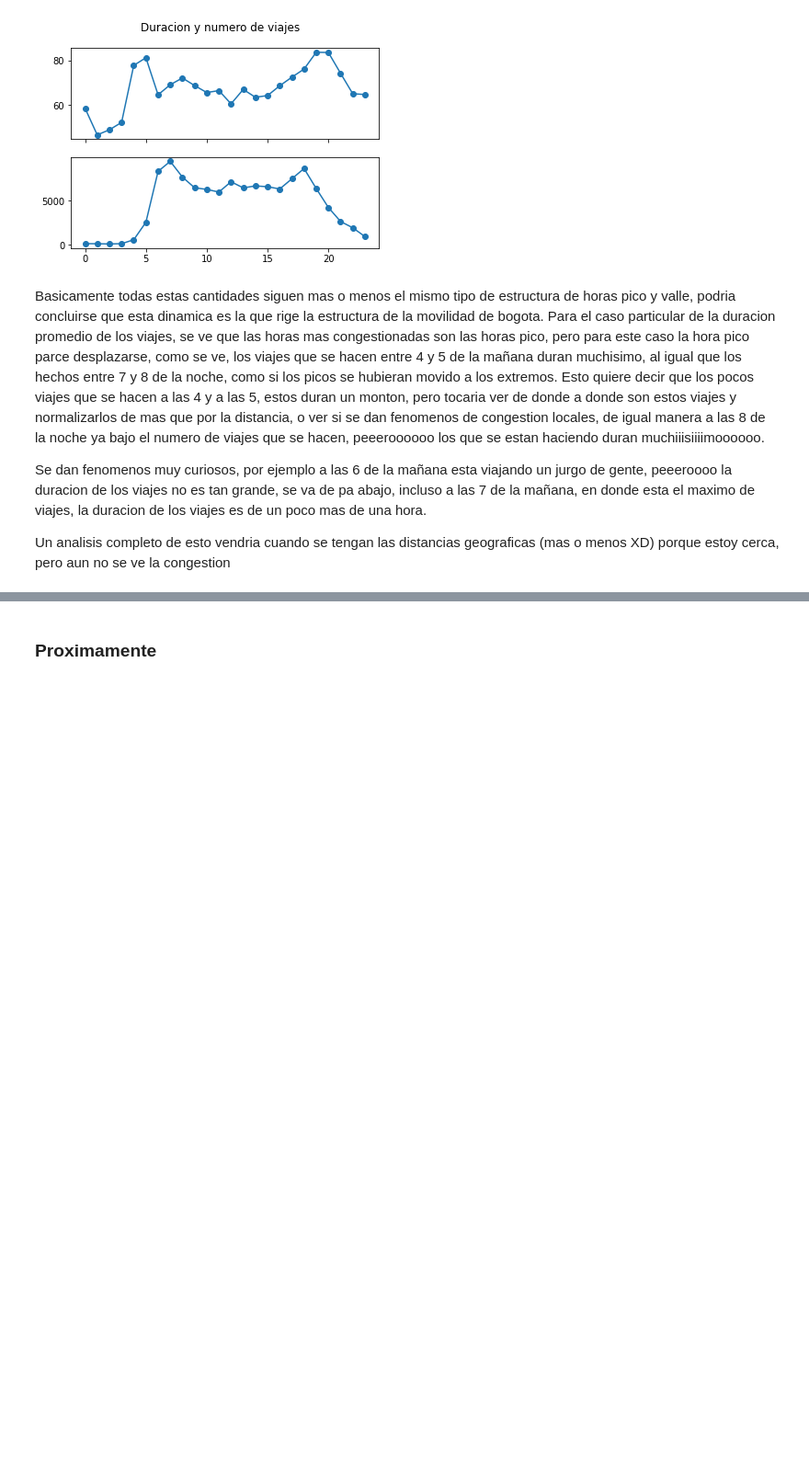
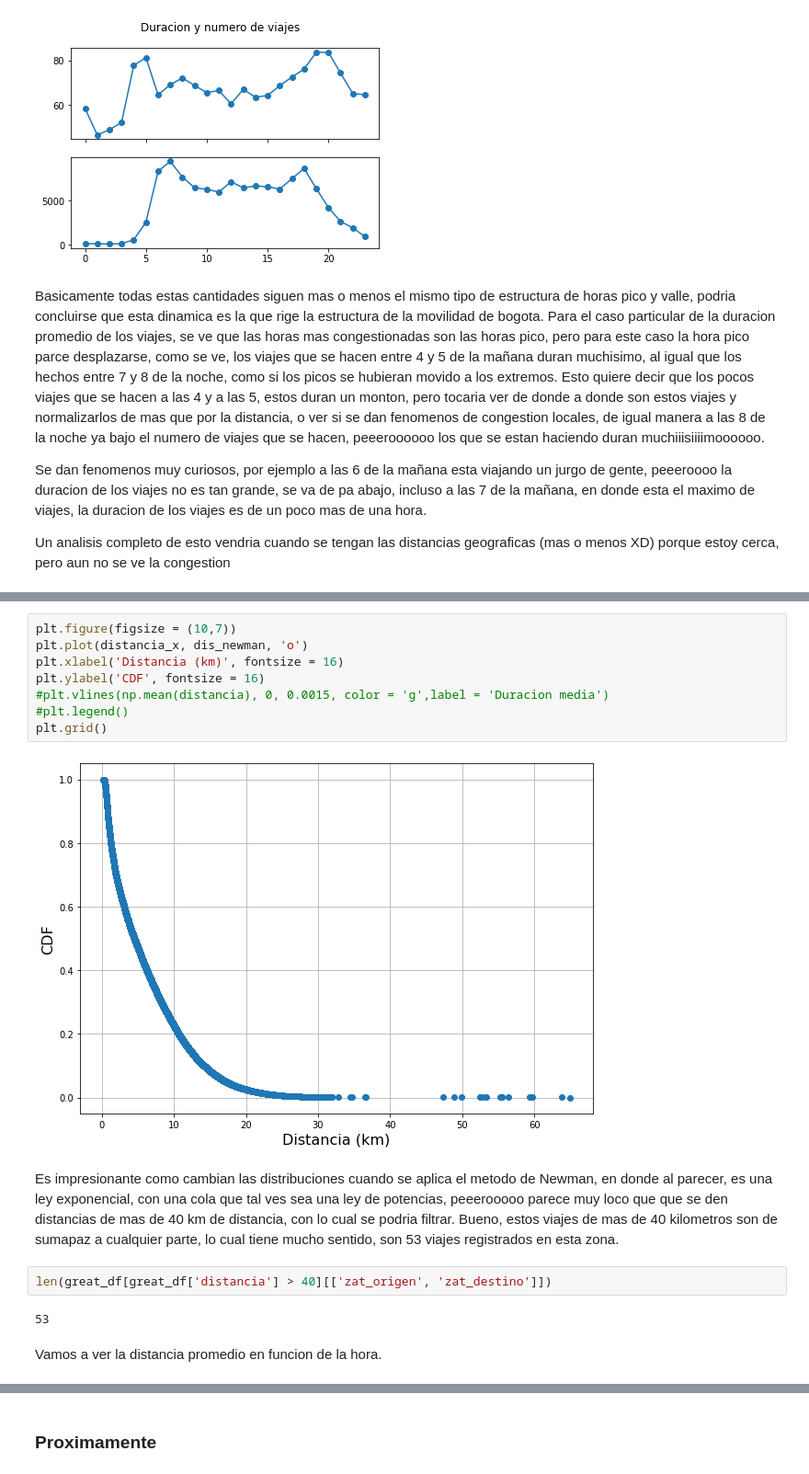
Before and after one commit to saramirezva/Tesis-congestion-Bogota, a Jupyter notebook: Congestion.ipynb, the cells around one changed output, grey strips where cells are left out. Shown at 92% size. Cells and saved outputs as stored; diff of their text form; blank space fills up the shorter version.

```diff
--- a/Congestion.ipynb
+++ b/Congestion.ipynb
@@ -319,0 +243,19 @@ a_file.close()
+# %%
+plt.figure(figsize = (10,7))
+plt.plot(distancia_x, dis_newman, 'o')
+plt.xlabel('Distancia (km)', fontsize = 16)
+plt.ylabel('CDF', fontsize = 16)
+#plt.vlines(np.mean(distancia), 0, 0.0015, color = 'g',label = 'Duracion media')
+#plt.legend()
+plt.grid()
+# %% [output]
+[figure, added]
+# %% [markdown]
+Es impresionante como cambian las distribuciones cuando se aplica el metodo de Newman, en donde al parecer, es una ley exponencial, con una cola que tal ves sea una ley de potencias, peeerooooo parece muy loco que que se den distancias de mas de 40 km de distancia, con lo cual se podria filtrar.
+Bueno, estos viajes de mas de 40 kilometros son de sumapaz a cualquier parte, lo cual tiene mucho sentido, son 53 viajes registrados en esta zona.
+# %%
+len(great_df[great_df['distancia'] > 40][['zat_origen', 'zat_destino']])
+# %% [output]
+53
+# %% [markdown]
+Vamos a ver la distancia promedio en funcion de la hora.
```
Also changed, not shown: parts of 66 cells of this notebook.
